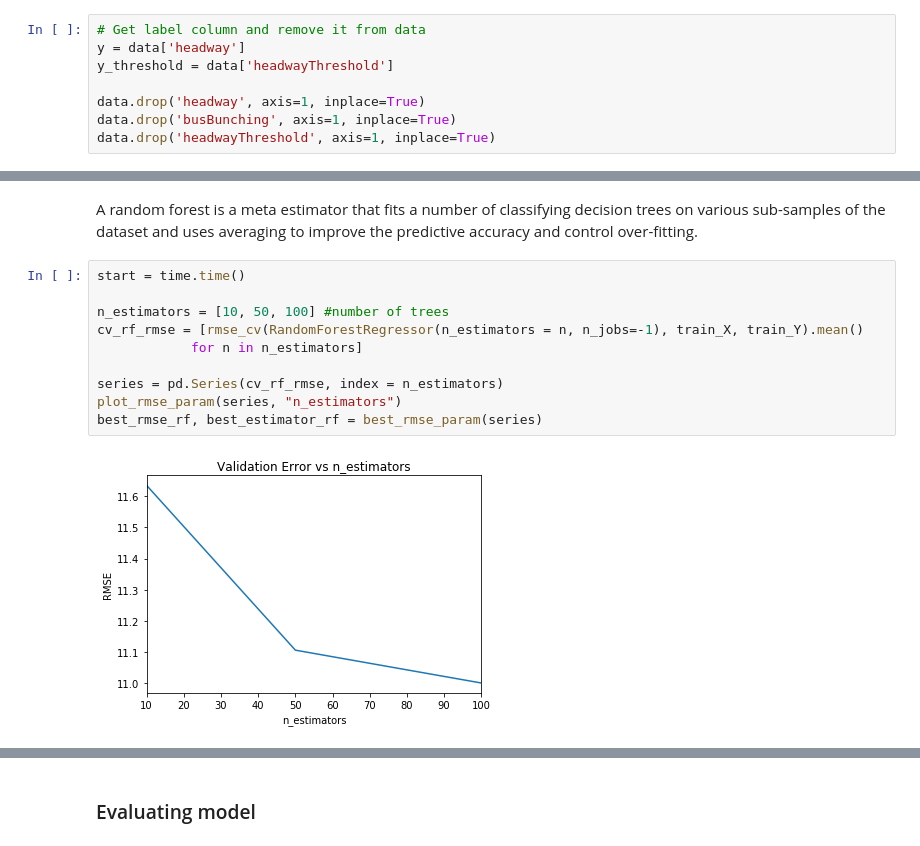
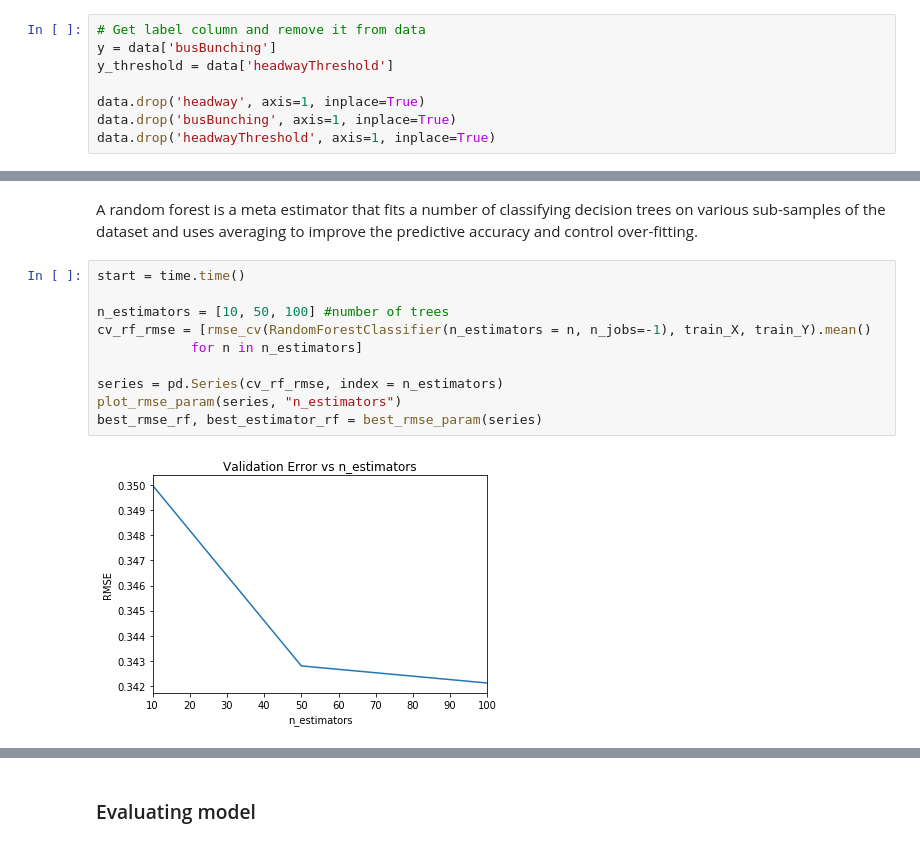
Before and after one commit to veruskasantos/INESProject, a Jupyter notebook: workspace/Model Prediction/Testing models/Random Forest/RandomForest.ipynb, the cells around one changed output, grey strips where cells are left out. Cells and saved outputs as stored; diff of their text form.

Commit message:
Testing gradient boosting and bus bunching prediction approach

```diff
--- a/workspace/Model Prediction/Testing models/Random Forest/RandomForest.ipynb
+++ b/workspace/Model Prediction/Testing models/Random Forest/RandomForest.ipynb
@@ -42,7 +50,7 @@ hd_threshold = ["headwayThreshold"]
 features = list(set(list(data.columns))-set(target_col)-set(bb_col)-set(hd_threshold))
 # %%
 # Get label column and remove it from data
-y = data['headway']
+y = data['busBunching']
 y_threshold = data['headwayThreshold']
 
 data.drop('headway', axis=1, inplace=True)
@@ -83,14 +91,14 @@ A random forest is a meta estimator that fits a number of classifying decision t
 # %%
 start = time.time()
 
 n_estimators = [10, 50, 100] #number of trees
-cv_rf_rmse = [rmse_cv(RandomForestRegressor(n_estimators = n, n_jobs=-1), train_X, train_Y).mean()
+cv_rf_rmse = [rmse_cv(RandomForestClassifier(n_estimators = n, n_jobs=-1), train_X, train_Y).mean()
             for n in n_estimators]
 
 series = pd.Series(cv_rf_rmse, index = n_estimators)
 plot_rmse_param(series, "n_estimators")
 best_rmse_rf, best_estimator_rf = best_rmse_param(series)
 # %% [output]
-[figure, old version]
+[figure, new version]
 # %%
 n_min_samples_split = [5, 10, 15, 20, 25]
```
Also changed, not shown: parts of 18 cells of this notebook, 2 other files.
